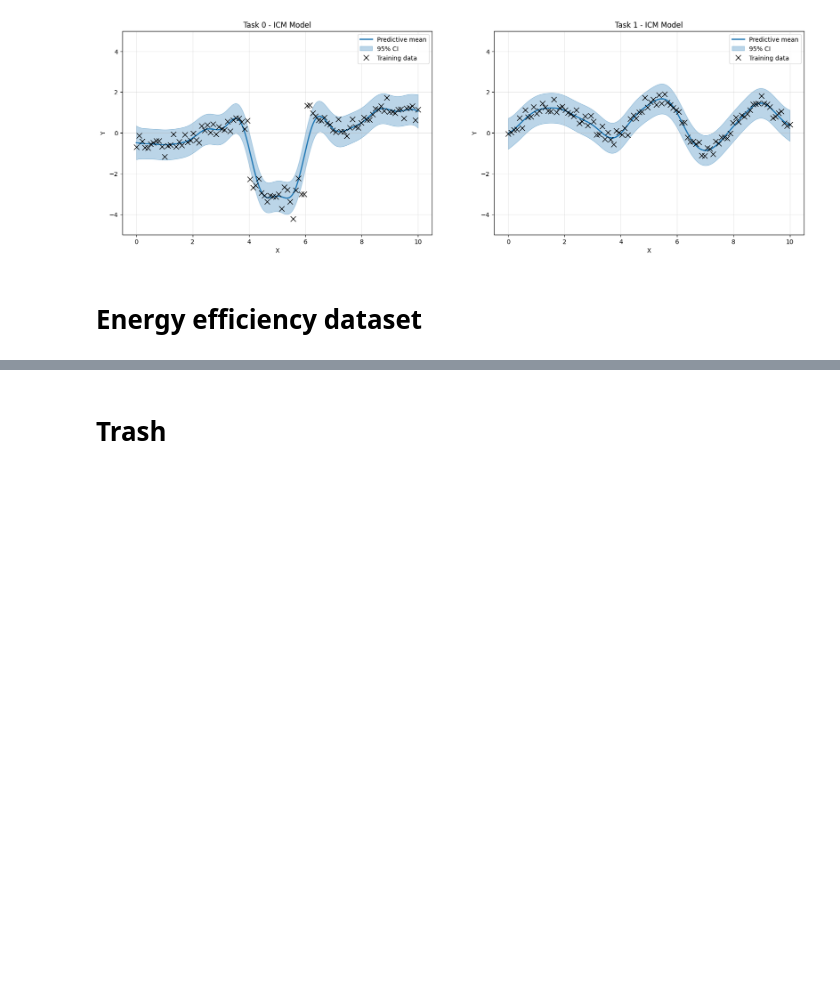
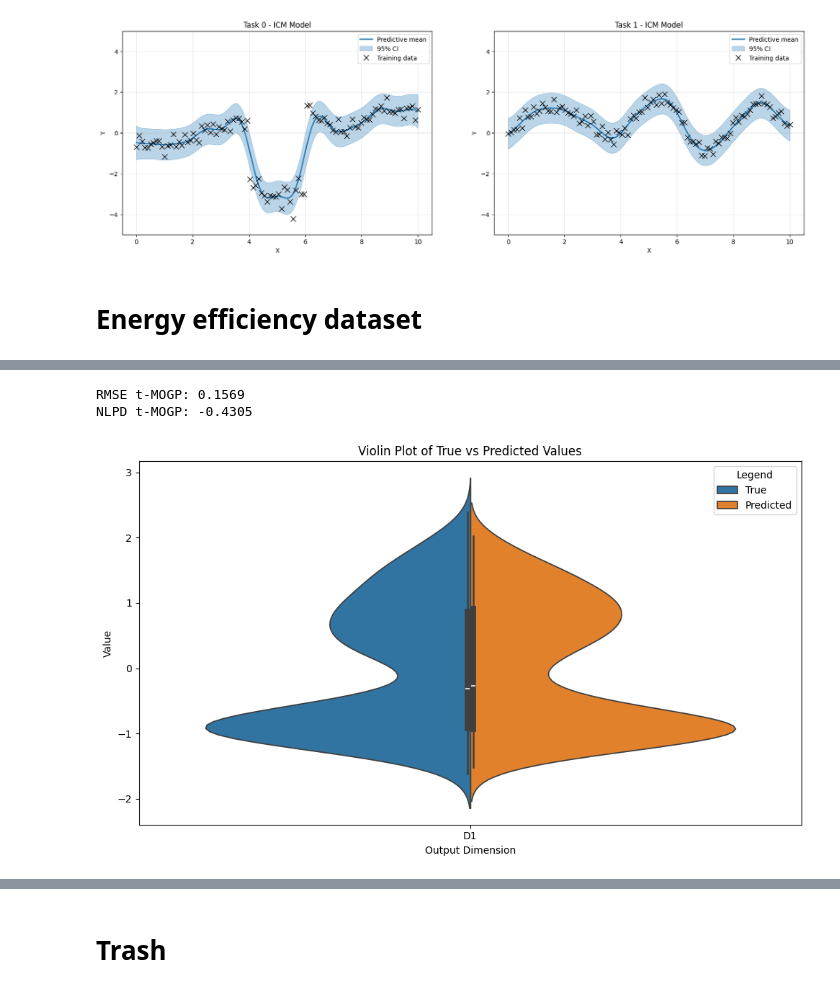
Before and after one commit to joshuarooijakkers/RCGP_experiments, a Jupyter notebook: experiments/tMOGP.ipynb, the cells around one changed output, grey strips where cells are left out. Cells and saved outputs as stored; diff of their text form; code cells hidden in the pictures; blank space fills up the shorter version.

Commit message:
tMOGP

```diff
--- a/experiments/tMOGP.ipynb
+++ b/experiments/tMOGP.ipynb
@@ -518,10 +672,12 @@ input_dim = X_train_scaled.shape[1]  # This is the key fix!
 N = X_train_scaled.shape[0]
 D = 2
 
+start_total = time.time()
+
 base_kernel = gpflow.kernels.RBF(
-    lengthscales=np.ones(input_dim),
+    lengthscales=1.0,
     variance=1.0,
-    active_dims=list(range(input_dim))
+    active_dims=list(range(input_dim)) ,
 )
 
 coregion_kernel = gpflow.kernels.Coregion(
@@ -530,11 +686,15 @@ coregion_kernel = gpflow.kernels.Coregion(
     active_dims=[input_dim]
 )
 
+gpflow.utilities.set_trainable(coregion_kernel.kappa, False)
+coregion_kernel.kappa.assign(tf.ones_like(coregion_kernel.kappa) * 1e-6)
+
 kernel = base_kernel * coregion_kernel
 
 gpflow.utilities.set_trainable(base_kernel.variance, False)
 
-likelihood_vgp = gpflow.likelihoods.StudentT()
+likelihood_vgp = gpflow.likelihoods.StudentT(df=10.0)
+# gpflow.utilities.set_trainable(likelihood_vgp.scale, False)
 model_vgp = gpflow.models.VGP(
     data=(X_multi_train, Y_multi_train),
     kernel=kernel,
@@ -551,5 +711,10 @@ except Exception as e:
     print(f"Optimization failed: {e}")
     print("Try reducing maxiter or checking data shapes")
 
+start_pred = time.time()
 mean_pred, var_pred = model_vgp.predict_y(X_multi_test)
 mean_pred_np, var_pred_np = mean_pred.numpy(), var_pred.numpy()
+end_pred = time.time()
+end_total = time.time()
+print(f"Total runtime: {end_total - start_total:.4f} seconds")
+print(f"Prediction runtime: {end_pred - start_pred:.4f} seconds")
@@ -562,0 +721,61 @@ Optimization completed successfully!
+# %%
+import numpy as np
+from scipy.stats import norm
+
+# Assuming
+# mean_pred_np.shape == (N_test, D)
+# var_pred_np.shape == (N_test, D)
+# Y_multi_test.shape == (N_test, D)  (make sure your Y_multi_test shape matches this!)
+
+# If your Y_multi_test has shape (N_test, 1), and D=2, reshape accordingly:
+# Y_multi_test = Y_multi_test.reshape(-1, D)
+
+# RMSE calculation:
+rmse = np.sqrt(np.mean((mean_pred_np - Y_multi_test) ** 2))
+print(f"RMSE t-MOGP: {rmse:.4f}")
+
+# NLPD calculation:
+# For each test point and each output dimension, compute the negative log pdf of true value under predicted Gaussian
+
+# We can use normal distribution logpdf for that
+# Note: variance can sometimes be very small, add a small jitter to avoid numerical issues
+jitter = 1e-6
+var_pred_np = np.maximum(var_pred_np, jitter)
+
+nlpd = -np.mean(
+    norm.logpdf(Y_multi_test, loc=mean_pred_np, scale=np.sqrt(var_pred_np))
+)
+print(f"NLPD t-MOGP: {nlpd:.4f}")
+# %% [output]
+RMSE t-MOGP: 0.1569
+NLPD t-MOGP: -0.4305
+# %%
+import numpy as np
+import matplotlib.pyplot as plt
+import seaborn as sns
+
+# Assuming mean_pred_np and Y_multi_test are numpy arrays with shape (N_test, D)
+# Create a long-form DataFrame for seaborn
+import pandas as pd
+
+# Reshape into long-form format
+N_test, D = Y_multi_test.shape
+data = {
+    "Value": np.concatenate([Y_multi_train.flatten(), mean_pred_np.flatten()]),
+    "Type": ["True"] * (N_test * D) + ["Predicted"] * (N_test * D),
+    "Dimension": [f"D{i+1}" for i in range(D)] * N_test * 2
+}
+
+df = pd.DataFrame(data)
+
+# Violin plot
+plt.figure(figsize=(10, 6))
+sns.violinplot(x="Dimension", y="Value", hue="Type", data=df, split=True)
+plt.title("Violin Plot of True vs Predicted Values")
+plt.ylabel("Value")
+plt.xlabel("Output Dimension")
+plt.legend(title="Legend")
+plt.tight_layout()
+plt.show()
+# %% [output]
+[figure, added]
```
Also changed, not shown: parts of 27 cells of this notebook, 3 other files.
